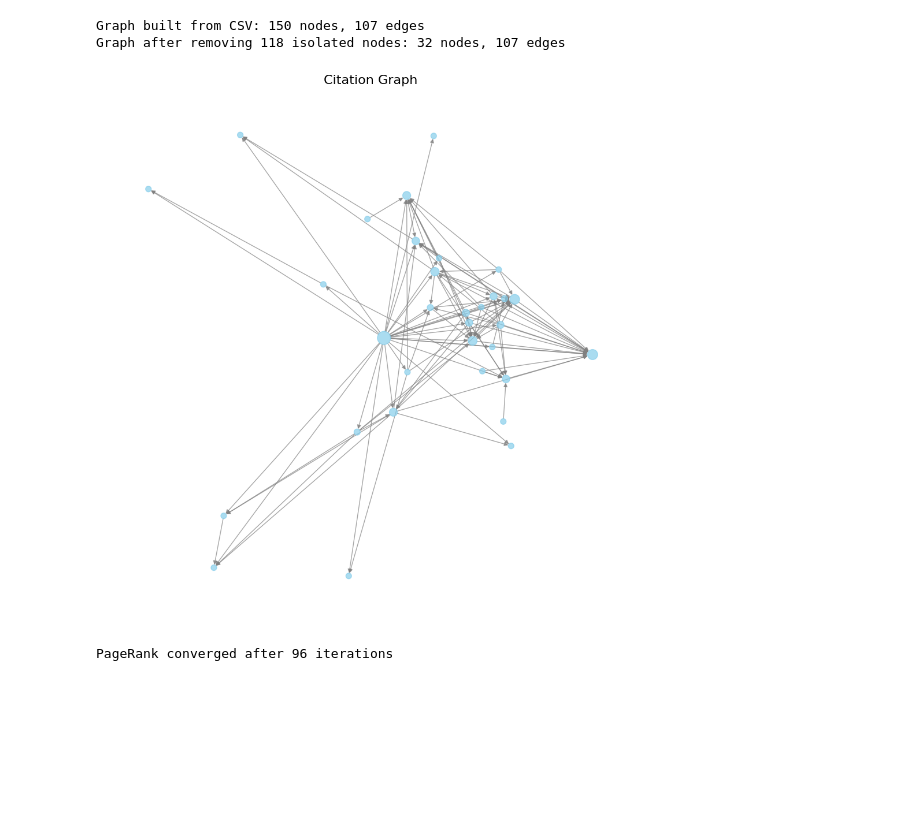
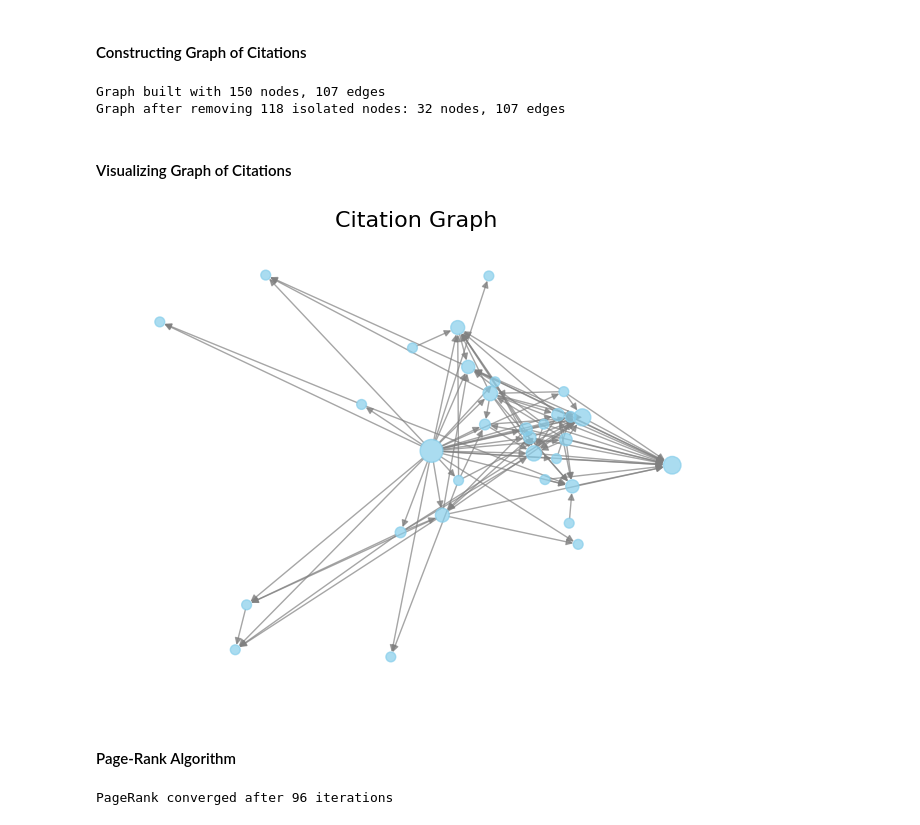
Before and after one commit to Aman-Nehra/CS-490-h-index-PageRank-HITS, a Jupyter notebook: Implementations/PageRank.ipynb, the cells around one changed output. Cells and saved outputs as stored; diff of their text form; code cells hidden in the pictures; blank space fills up the shorter version.

```diff
--- a/Implementations/PageRank.ipynb
+++ b/Implementations/PageRank.ipynb
@@ -3,59 +3,63 @@ import csv
 import networkx as nx
 import matplotlib.pyplot as plt
 import numpy as np
-
-INPUT_CSV = "papers.csv"
-
-def build_directed_graph_from_csv(csv_file):
-    G = nx.DiGraph()
-    with open(csv_file, newline="", encoding="utf-8") as f:
-        reader = csv.DictReader(f)
-        for row in reader:
-            pid = row["paperId"].strip()
-            title = row["title"].strip()
-            refs = row["references"].split(";") if row["references"] else []
-
-            G.add_node(pid, title=title)
-            for rid in refs:
-                rid = rid.strip()
-                if rid:
-                    G.add_edge(pid, rid)
-    print(f"Graph built from CSV: {G.number_of_nodes()} nodes, {G.number_of_edges()} edges")
-    return G
-
-G = build_directed_graph_from_csv(INPUT_CSV)
-
-# Remove isolated nodes
-isolated_nodes = list(nx.isolates(G))
-G.remove_nodes_from(isolated_nodes)
-print(f"Graph after removing {len(isolated_nodes)} isolated nodes: {G.number_of_nodes()} nodes, {G.number_of_edges()} edges")
+import pandas as pd
-# %% [output]
-Graph built from CSV: 150 nodes, 107 edges
-Graph after removing 118 isolated nodes: 32 nodes, 107 edges
+# %% [markdown]
+#### Constructing Graph of Citations
+# %%
+INPUT_CSV = "papers.csv"
+
+def Build_Directed_Graph(csv_file):
+    G = nx.DiGraph()
+    with open(csv_file, newline="", encoding="utf-8") as f:
+        reader = csv.DictReader(f)
+        for row in reader:
+            paper_id = row["paperId"].strip()
+            title = row["title"].strip()
+            refs = row["references"].split(";") if row["references"] else []
+
+            G.add_node(paper_id, title=title)
+            for ref_id in refs:
+                ref_id = ref_id.strip()
+                if ref_id:
+                    G.add_edge(paper_id, ref_id)
+    print(f"Graph built with {G.number_of_nodes()} nodes, {G.number_of_edges()} edges")
+    return G
+
+G = Build_Directed_Graph(INPUT_CSV)
+
+# Remove isolated nodes
+isolated_nodes = list(nx.isolates(G))
+G.remove_nodes_from(isolated_nodes)
+print(f"Graph after removing {len(isolated_nodes)} isolated nodes: {G.number_of_nodes()} nodes, {G.number_of_edges()} edges")
+# %% [output]
+Graph built with 150 nodes, 107 edges
+Graph after removing 118 isolated nodes: 32 nodes, 107 edges
+# %% [markdown]
+#### Visualizing Graph of Citations
 # %%
-
-
-# Compute node degrees to scale node sizes
+# node size depends on degree (for better visualization)
 node_sizes = [max(50, 10 * G.degree(n)) for n in G.nodes()]
 
-# Create layout for the graph (spring layout gives better spacing)
 pos = nx.spring_layout(G, seed=42, k=0.5, iterations=100)
 
-plt.figure(figsize=(12, 12))
+plt.figure(figsize=(8, 6))
 nx.draw_networkx(
     G,
     pos,
     with_labels=False,
     node_size=node_sizes,
     node_color="skyblue",
     edge_color="gray",
     alpha=0.7,
     arrowsize=10
 )
 
 plt.title("Citation Graph", fontsize=16)
 plt.axis("off")
 plt.show()
 # %% [output]
-[figure, old version]
+[figure, new version]
+# %% [markdown]
+#### Page-Rank Algorithm
 # %%
```
Also changed, not shown: parts of 4 cells of this notebook, 3 other files.
